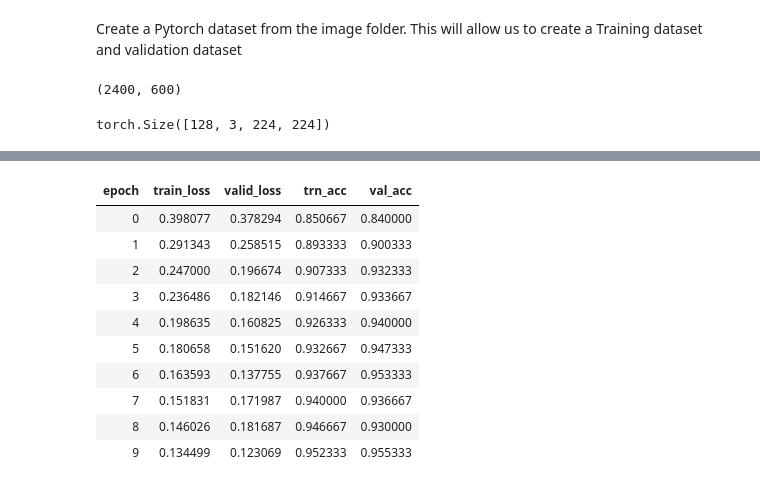
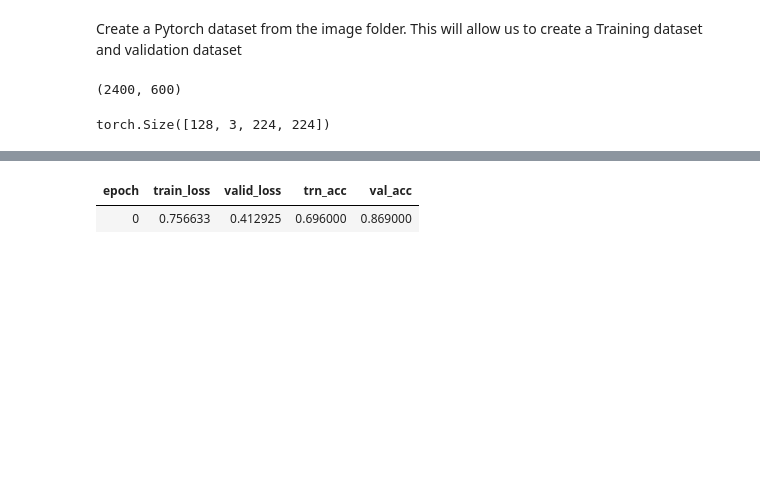
Before and after one commit to satish860/foodimageclassifier, a Jupyter notebook: baseline.ipynb, the cells around one changed output, grey strips where cells are left out. Cells and saved outputs as stored; diff of their text form; code cells hidden in the pictures; blank space fills up the shorter version.

Commit message:
Resnet model results

```diff
--- a/baseline.ipynb
+++ b/baseline.ipynb
@@ -143,18 +143,9 @@ def fit(epochs,model,train_dl,valid_dl,loss_fn,opt):
 
         mb.write([i,f'{trn_loss:.6f}',f'{val_loss:.6f}',f'{trn_acc:.6f}',f'{val_acc:.6f}'],table=True)
 # %%
-fit(10,model=model,train_dl=train_dl,valid_dl=valid_dl,loss_fn=criterion,opt=optimizer_ft)
+fit(1,model=model,train_dl=train_dl,valid_dl=valid_dl,loss_fn=criterion,opt=optimizer_ft)
 # %% [output]
 | epoch | train_loss | valid_loss | trn_acc | val_acc |
-| 0 | 0.398077 | 0.378294 | 0.850667 | 0.840000 |
-| 1 | 0.291343 | 0.258515 | 0.893333 | 0.900333 |
-| 2 | 0.247000 | 0.196674 | 0.907333 | 0.932333 |
-| 3 | 0.236486 | 0.182146 | 0.914667 | 0.933667 |
-| 4 | 0.198635 | 0.160825 | 0.926333 | 0.940000 |
-| 5 | 0.180658 | 0.151620 | 0.932667 | 0.947333 |
-| 6 | 0.163593 | 0.137755 | 0.937667 | 0.953333 |
-| 7 | 0.151831 | 0.171987 | 0.940000 | 0.936667 |
-| 8 | 0.146026 | 0.181687 | 0.946667 | 0.930000 |
-| 9 | 0.134499 | 0.123069 | 0.952333 | 0.955333 |
+| 0 | 0.756633 | 0.412925 | 0.696000 | 0.869000 |
 # %%
 torch.save(model.state_dict,'baseline.pth')
```
Also changed, not shown: parts of 1 cell of this notebook, 2 other files.
